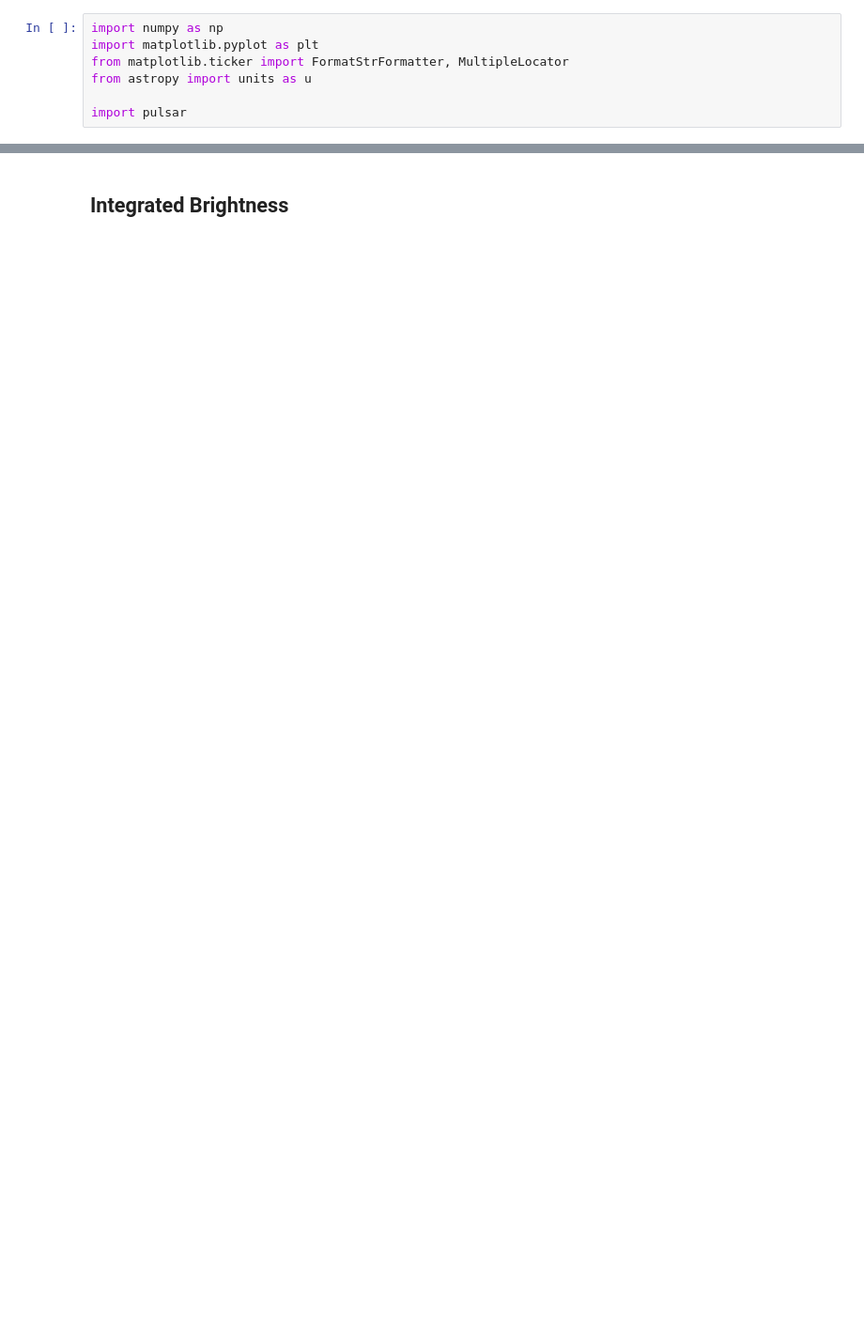
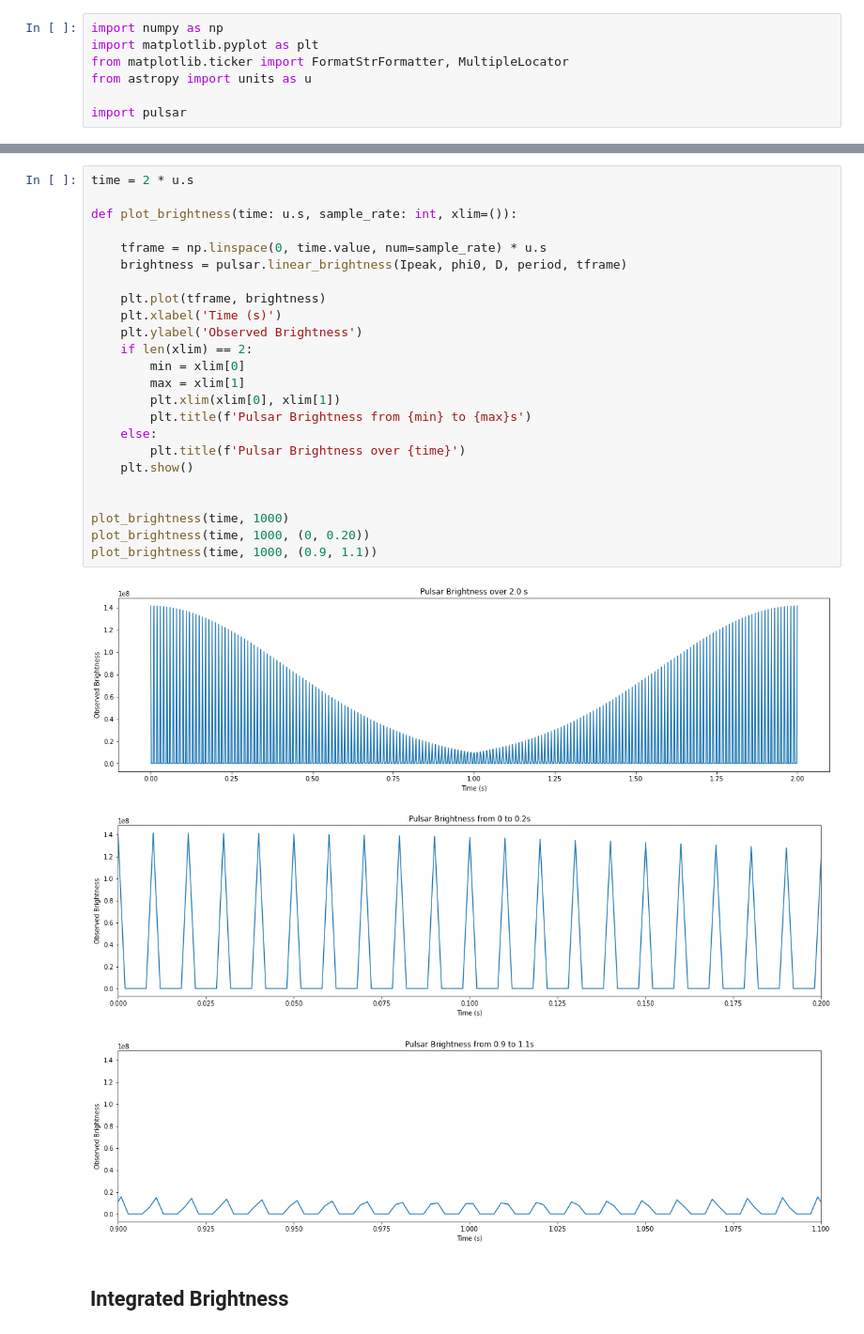
Before and after one commit to louisbranch/cta200_2022, a Jupyter notebook: project/project.ipynb, the cells around one changed output, grey strips where cells are left out. Shown at 94% size. Drawn from its saved outputs; the diff is of its cells as text; blank space fills up the shorter version.

```diff
--- a/project/project.ipynb
+++ b/project/project.ipynb
@@ -76,3 +84,31 @@ plot_intensity(time, 1000, (0, 0.15))
+# %%
+time = 2 * u.s
+
+def plot_brightness(time: u.s, sample_rate: int, xlim=()):
+
+    tframe = np.linspace(0, time.value, num=sample_rate) * u.s
+    brightness = pulsar.linear_brightness(Ipeak, phi0, D, period, tframe)
+
+    plt.plot(tframe, brightness)
+    plt.xlabel('Time (s)')
+    plt.ylabel('Observed Brightness')
+    if len(xlim) == 2:
+        min = xlim[0]
+        max = xlim[1]
+        plt.xlim(xlim[0], xlim[1])
+        plt.title(f'Pulsar Brightness from {min} to {max}s')
+    else:
+        plt.title(f'Pulsar Brightness over {time}')
+    plt.show()
+
+
+plot_brightness(time, 1000)
+plot_brightness(time, 1000, (0, 0.20))
+plot_brightness(time, 1000, (0.9, 1.1))
+# %% [output]
+[figure, added]
+[figure, added]
+[figure, added]
 # %% [markdown]
 ## Integrated Brightness
 # %%
```
Also changed, not shown: parts of 8 cells of this notebook, 3 other files.
